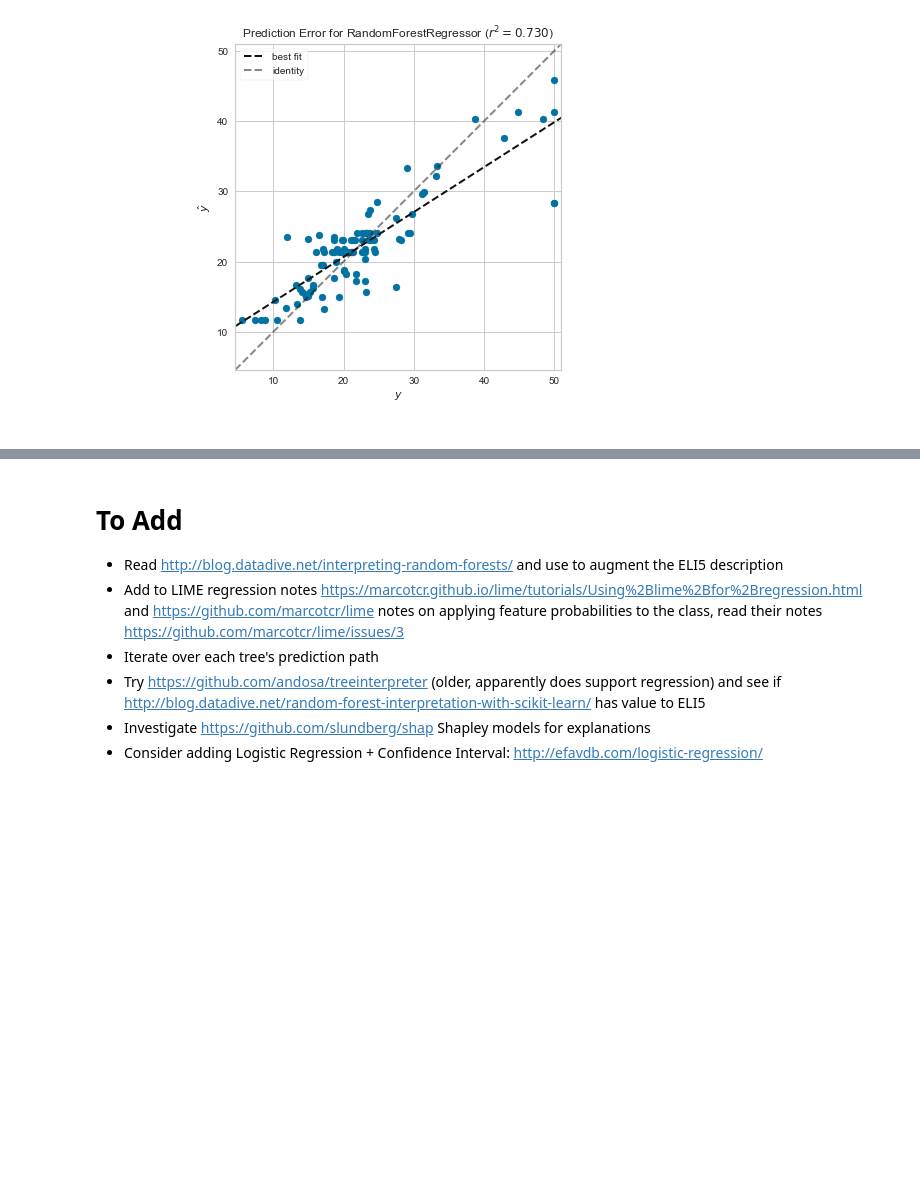
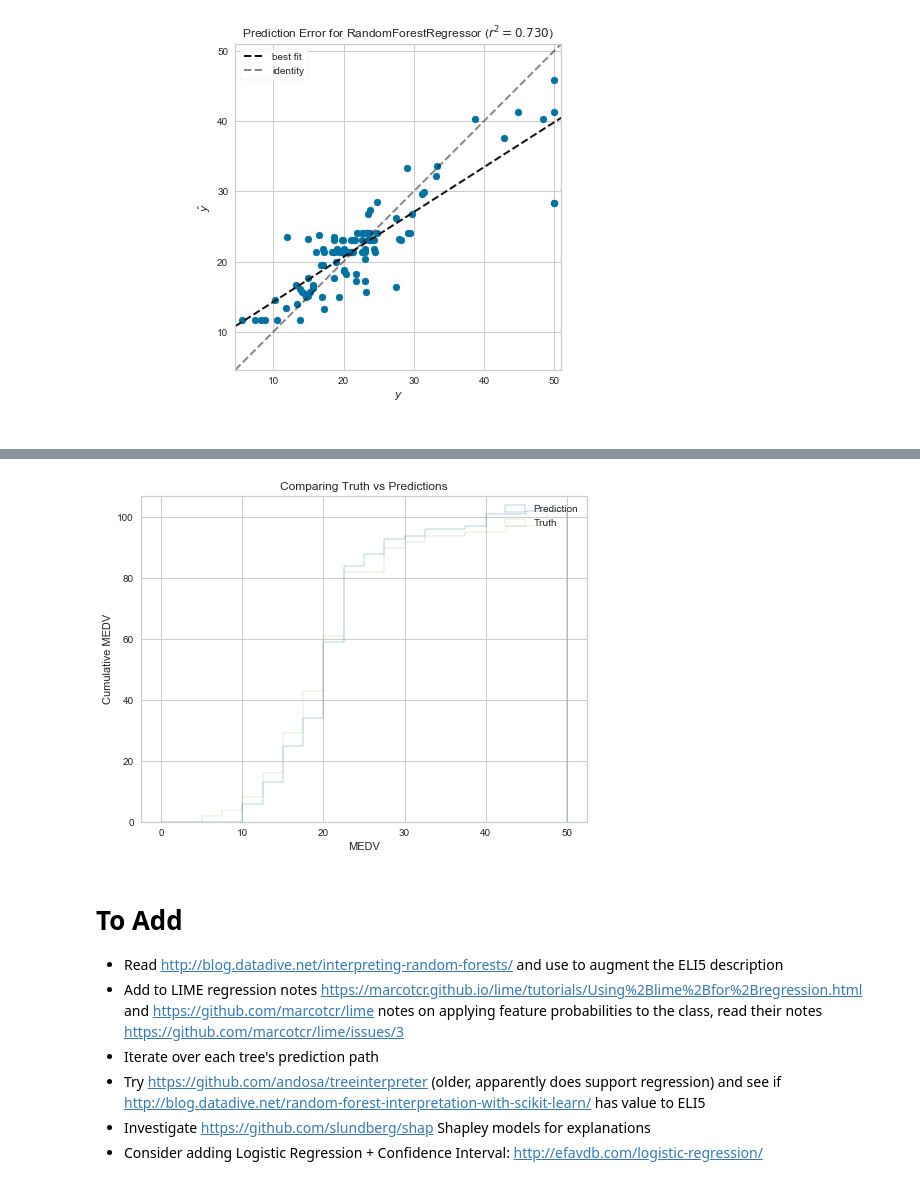
Before and after one commit to ianozsvald/data_science_delivered, a Jupyter notebook: ml_explain_regression_prediction.ipynb, the cells around one changed output, grey strips where cells are left out. Saved outputs shown, nothing was run; the diff lists cells and outputs as text; code cells hidden in the pictures; blank space fills up the shorter version.

```diff
--- a/ml_explain_regression_prediction.ipynb
+++ b/ml_explain_regression_prediction.ipynb
@@ -660,3 +681,15 @@ g = visualizer.poof()             # Draw/show/poof the data
+# %%
+fig, ax = plt.subplots(figsize=(8,6));
+
+rng = (0, 50)
+bins = 20
+histtype = "step"
+ax.hist(est.predict(X_test), label="Prediction", range=rng, bins=bins, cumulative=True, histtype=histtype);
+ax.hist(y_test, label="Truth", range=rng, bins=bins, cumulative=True, histtype=histtype);
+ax.set(title="Comparing Truth vs Predictions", xlabel="MEDV", ylabel="Cumulative MEDV")
+ax.legend();
+# %% [output]
+[figure, added]
 # %% [markdown]
 # To Add
 
```
Also changed, not shown: parts of 7 cells of this notebook.
